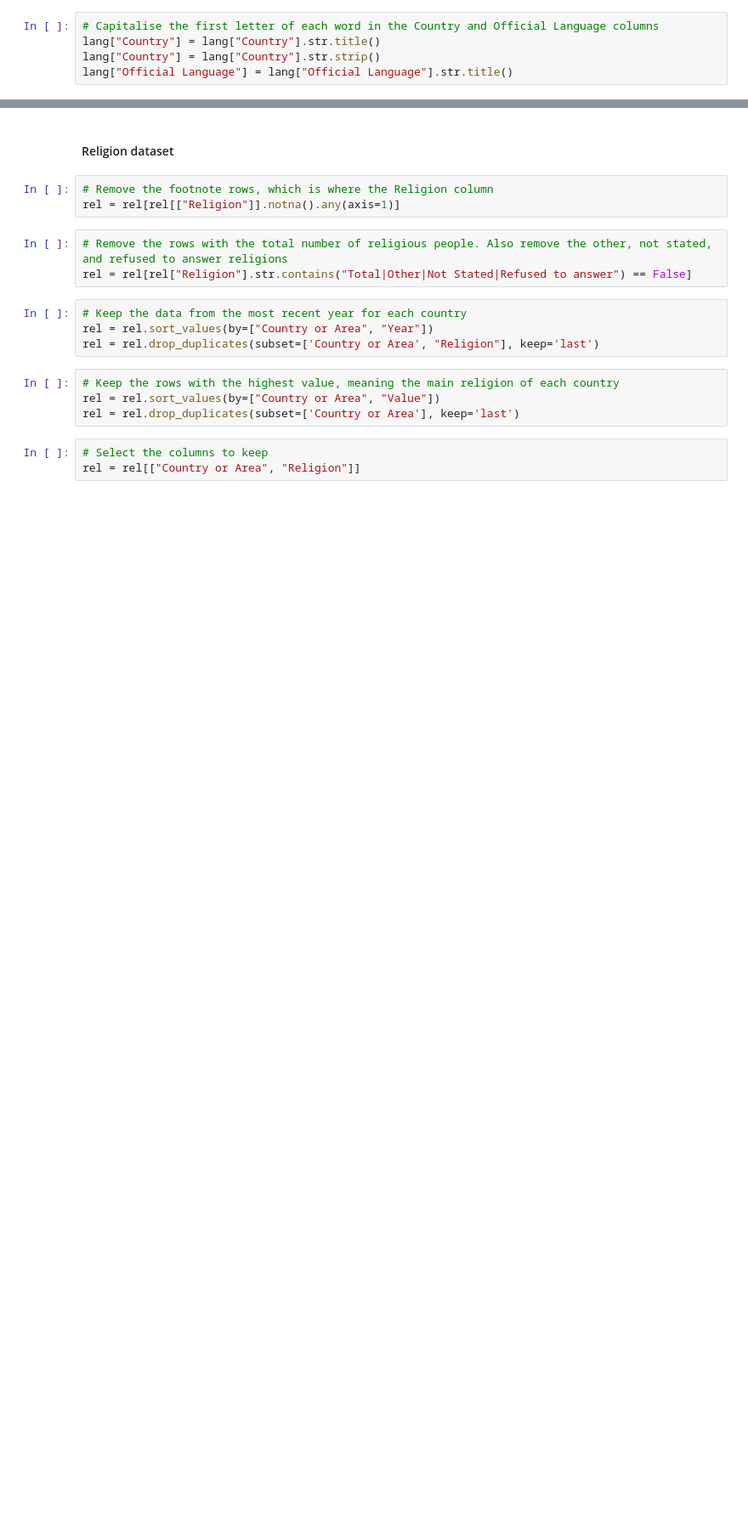
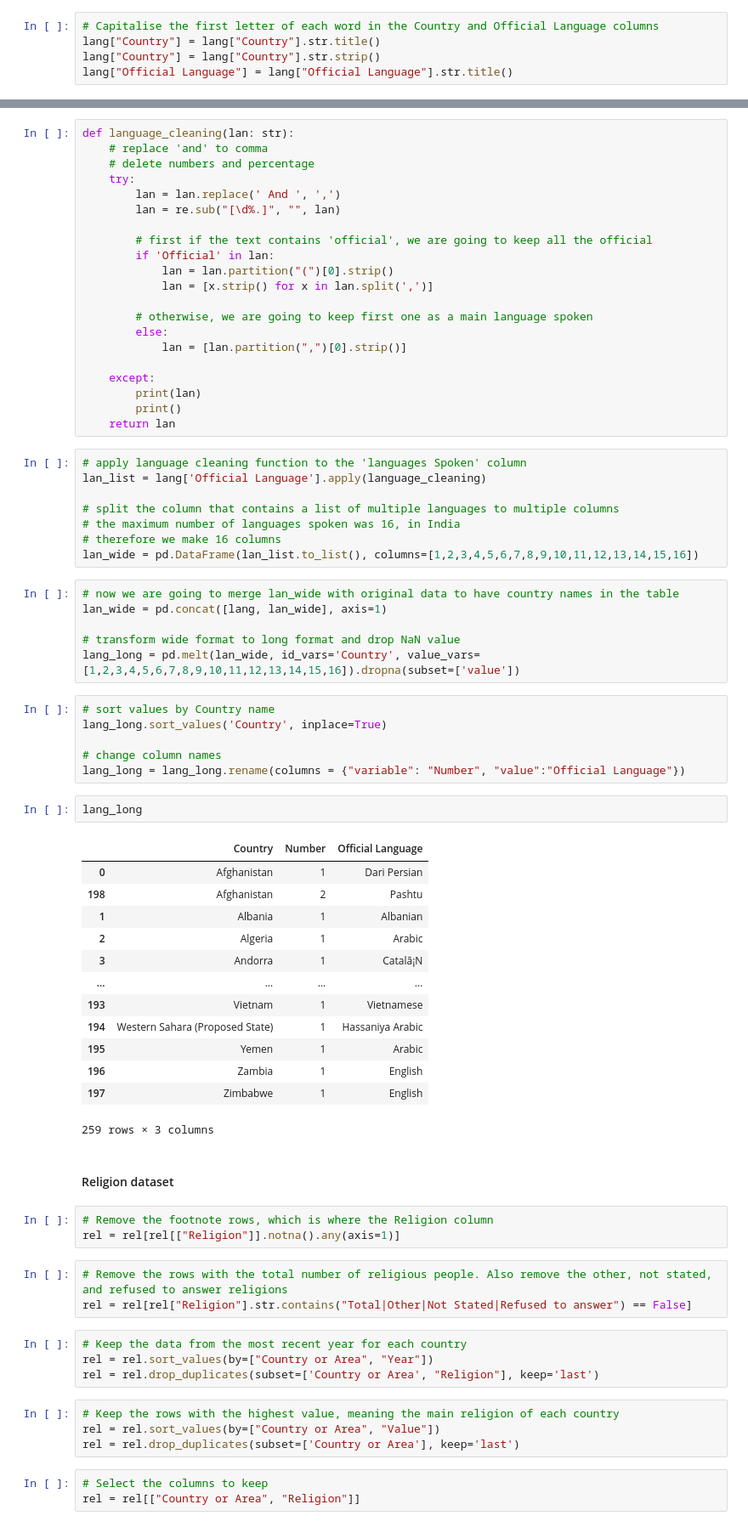
Before and after one commit to syeon0928/FinalExam_VA, a Jupyter notebook: data_cleaning/etl_eda .ipynb, the cells around one changed output, grey strips where cells are left out. Shown at 85% size. Cells and saved outputs as stored; diff of their text form; blank space fills up the shorter version.

```diff
--- a/data_cleaning/etl_eda .ipynb
+++ b/data_cleaning/etl_eda .ipynb
@@ -671,3 +671,60 @@ lang["Official Language"] = lang["Official Language"].str.title()
+# %%
+def language_cleaning(lan: str):
+    # replace 'and' to comma
+    # delete numbers and percentage
+    try:
+        lan = lan.replace(' And ', ',')
+        lan = re.sub("[\d%.]", "", lan)
+
+        # first if the text contains 'official', we are going to keep all the official
+        if 'Official' in lan:
+            lan = lan.partition("(")[0].strip()
+            lan = [x.strip() for x in lan.split(',')]
+
+        # otherwise, we are going to keep first one as a main language spoken
+        else:
+            lan = [lan.partition(",")[0].strip()]
+
+    except:
+        print(lan)
+        print()
+    return lan
+# %%
+# apply language cleaning function to the 'languages Spoken' column
+lan_list = lang['Official Language'].apply(language_cleaning)
+
+# split the column that contains a list of multiple languages to multiple columns
+# the maximum number of languages spoken was 16, in India
+# therefore we make 16 columns
+lan_wide = pd.DataFrame(lan_list.to_list(), columns=[1,2,3,4,5,6,7,8,9,10,11,12,13,14,15,16])
+# %%
+# now we are going to merge lan_wide with original data to have country names in the table
+lan_wide = pd.concat([lang, lan_wide], axis=1)
+
+# transform wide format to long format and drop NaN value
+lang_long = pd.melt(lan_wide, id_vars='Country', value_vars=[1,2,3,4,5,6,7,8,9,10,11,12,13,14,15,16]).dropna(subset=['value'])
+# %%
+# sort values by Country name
+lang_long.sort_values('Country', inplace=True)
+
+# change column names
+lang_long = lang_long.rename(columns = {"variable": "Number", "value":"Official Language"})
+# %%
+lang_long
+# %% [output]
+|  | Country | Number | Official Language |
+| 0 | Afghanistan | 1 | Dari Persian |
+| 198 | Afghanistan | 2 | Pashtu |
+| 1 | Albania | 1 | Albanian |
+| 2 | Algeria | 1 | Arabic |
+| 3 | Andorra | 1 | Catalã¡N |
+| ... | ... | ... | ... |
+| 193 | Vietnam | 1 | Vietnamese |
+| 194 | Western Sahara (Proposed State) | 1 | Hassaniya Arabic |
+| 195 | Yemen | 1 | Arabic |
+| 196 | Zambia | 1 | English |
+| 197 | Zimbabwe | 1 | English |
+259 rows × 3 columns
 # %% [markdown]
 #### Religion dataset
 # %%
```
Also changed, not shown: parts of 6 cells of this notebook.
